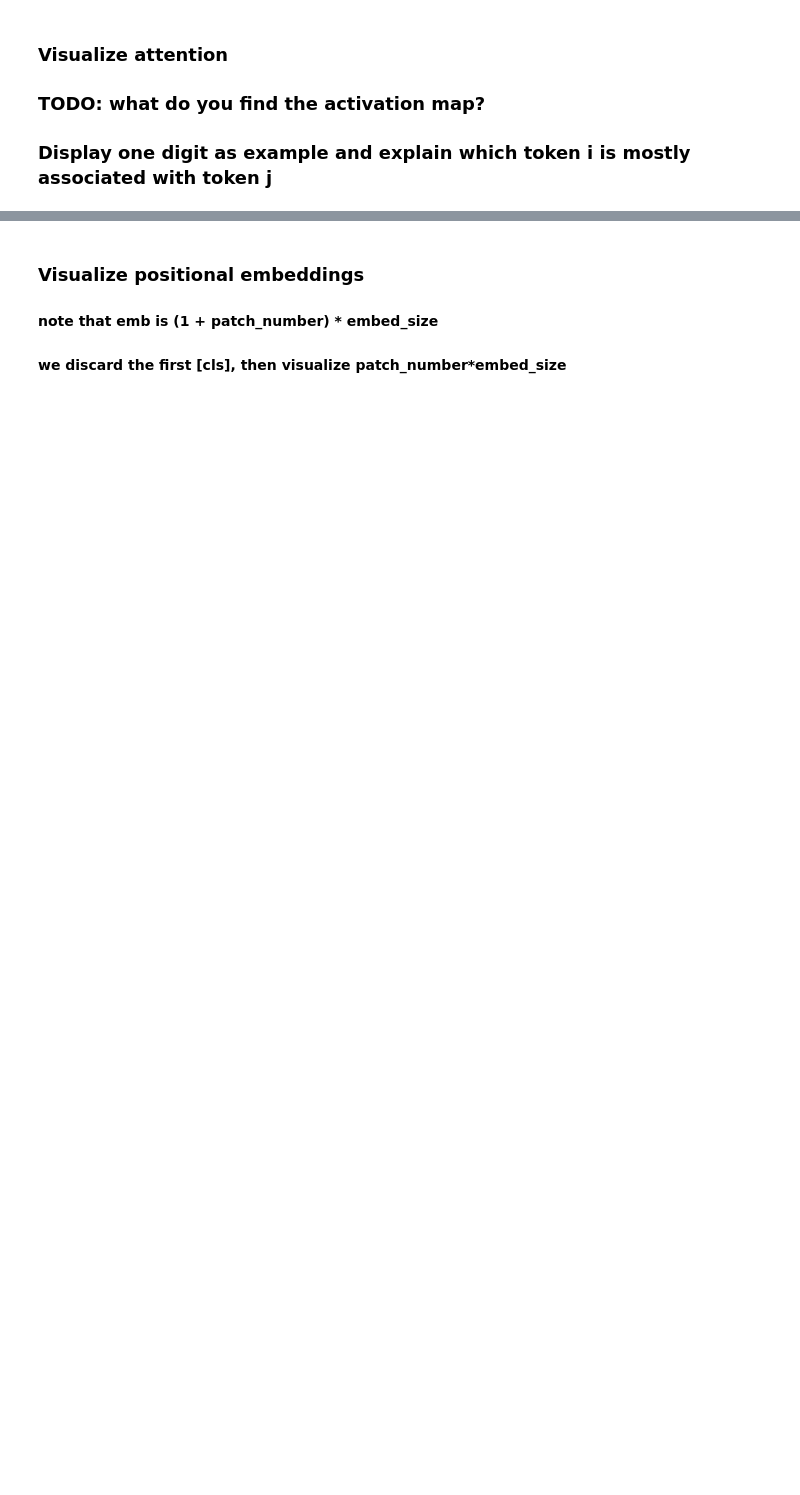
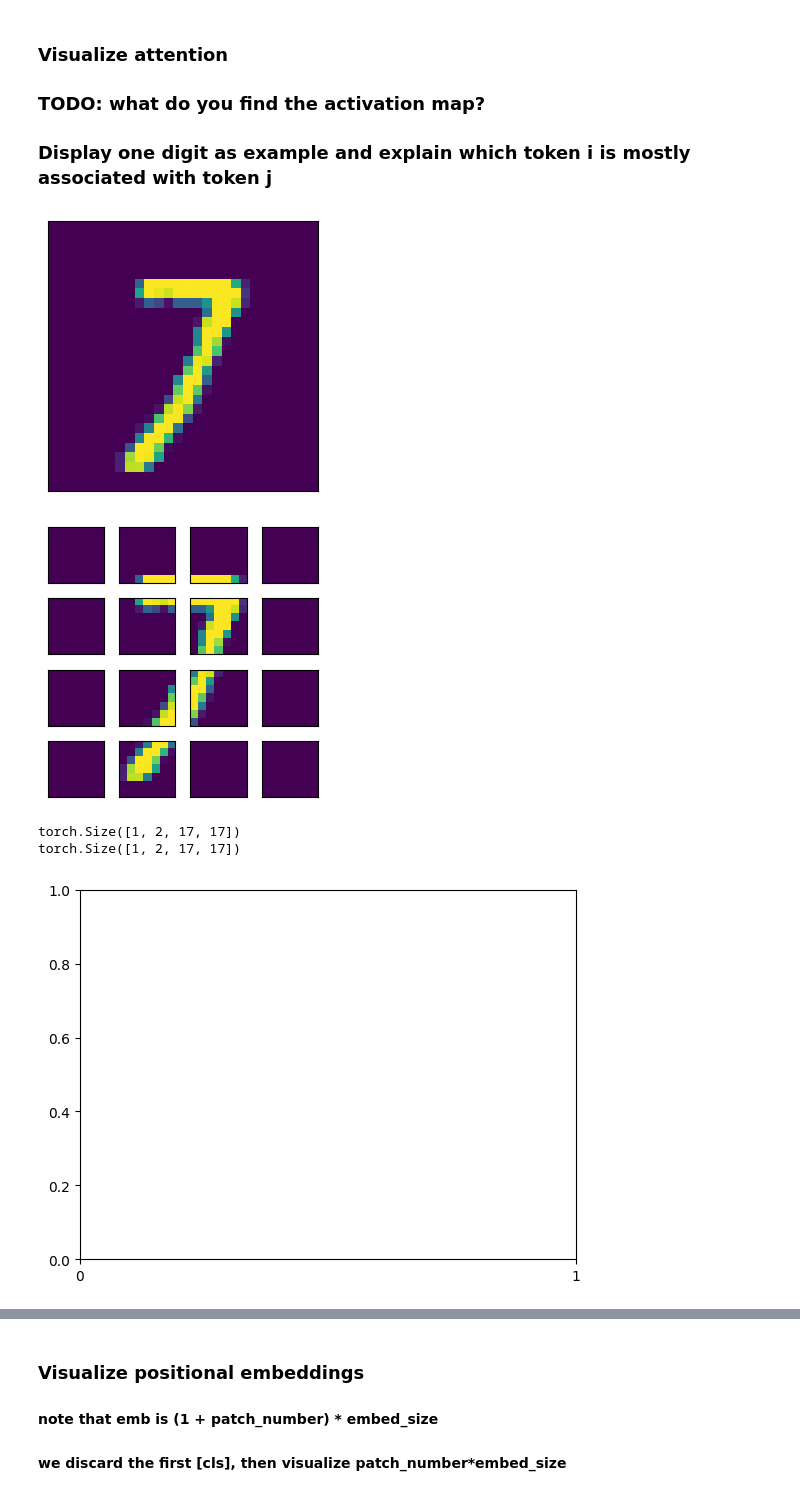
Before and after one commit to Rainbow-prince/SCNU_DL_Class_2024, a Jupyter notebook: hw09_ViT_MNIST/vit.ipynb, the cells around one changed output, grey strips where cells are left out. Cells and saved outputs as stored; diff of their text form; code cells hidden in the pictures; blank space fills up the shorter version.

```diff
--- a/hw09_ViT_MNIST/vit.ipynb
+++ b/hw09_ViT_MNIST/vit.ipynb
@@ -329,4 +393,4 @@ class Net(nn.Module):
 model = Net(n_heads=2, n_blocks=2).to(device)
 # %%
 # resume training if you want
-# model.load_state_dict(torch.load('weights/vit_mnist_epoch20.pt'))
+model.load_state_dict(torch.load('weights/vit_mnist_epoch30.pt'))
@@ -483,22 +553,34 @@ plot_confusion_matrix(confusion_matrix)
 # %%
 from matplotlib.ticker import MaxNLocator
 
 @torch.no_grad()
 def visualize_attention(model, img):
     model.eval()
     plot(img)
     tiles = einops.rearrange(img, 'c (h t1) (w t2) -> (h w) c t1 t2', t1=TILE_SIZE, t2=TILE_SIZE)
     plot(tiles, n_col=4, block_size=0.75)
     img = img.to(device).unsqueeze(0)
     out, activations = model.forward_visualize(img)
     out = out.argmax(-1).item()
 
     plt.gca().axes.xaxis.set_major_locator(MaxNLocator(integer=True))
     for block, acts in enumerate(activations):
         # 17x17 attention magnitude
-        #print(acts.size())
+        print(acts.size())
         acts = acts.squeeze()
-        acts = acts[1:,1:].cpu()
-        plt.imshow(acts)
+        for head, attn_map in enumerate(acts):
+            attn_map = attn_map.cpu()
+            attn_map = attn_map[1:,1:]
+            plt.figure(figsize=(6,6))
+            plt.imshow(attn_map, cmap='viridis')
+
+        # acts = acts[1:,1:].cpu()
+        # plt.imshow(acts)
 
 visualize_attention(model, next(iter(data))[0][0])
+# %% [output]
+[figure, added]
+[figure, added]
+torch.Size([1, 2, 17, 17])
+torch.Size([1, 2, 17, 17])
+[figure, added]
```
Also changed, not shown: parts of 15 cells of this notebook, 1 other file.
